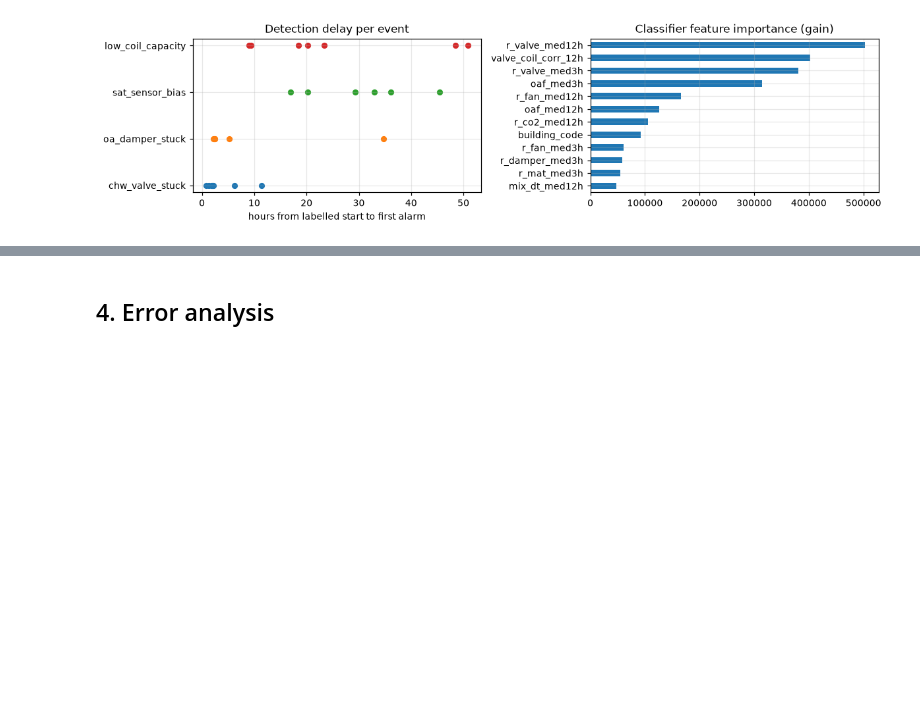
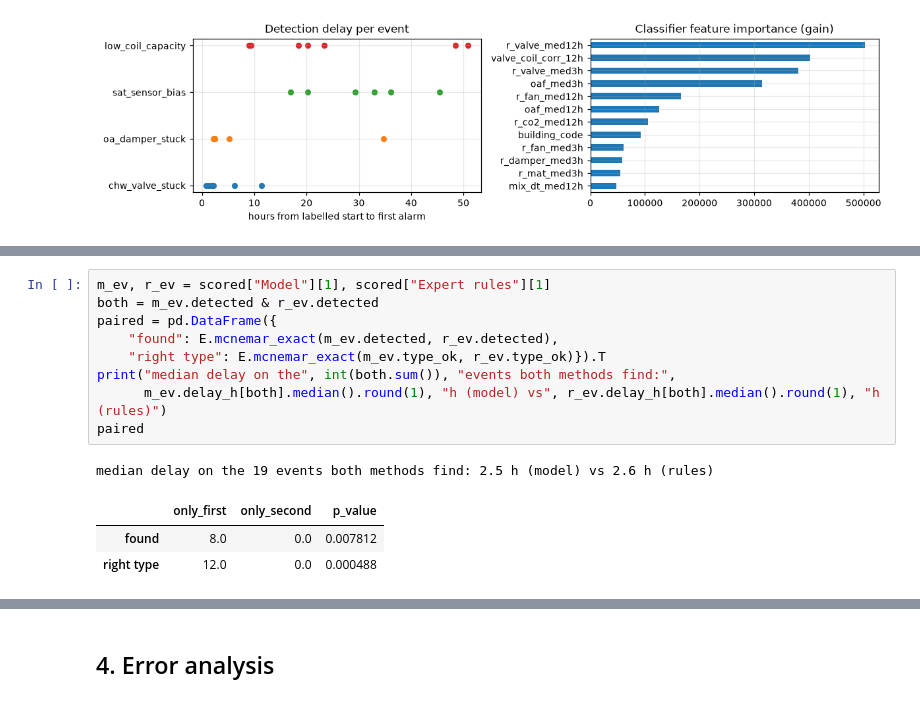
Before and after one commit to nauvalZulfikar/ahu-fault-detection, a Jupyter notebook: code/notebooks/02_modelling.ipynb, the cells around one changed output, grey strips where cells are left out. Cells and saved outputs as stored; diff of their text form; blank space fills up the shorter version.

```diff
--- a/code/notebooks/02_modelling.ipynb
+++ b/code/notebooks/02_modelling.ipynb
@@ -165,0 +216,14 @@ fig.tight_layout(); fig.savefig(FIG / "results.png", dpi=170)
+# %%
+m_ev, r_ev = scored["Model"][1], scored["Expert rules"][1]
+both = m_ev.detected & r_ev.detected
+paired = pd.DataFrame({
+    "found": E.mcnemar_exact(m_ev.detected, r_ev.detected),
+    "right type": E.mcnemar_exact(m_ev.type_ok, r_ev.type_ok)}).T
+print("median delay on the", int(both.sum()), "events both methods find:",
+      m_ev.delay_h[both].median().round(1), "h (model) vs", r_ev.delay_h[both].median().round(1), "h (rules)")
+paired
+# %% [output]
+median delay on the 19 events both methods find: 2.5 h (model) vs 2.6 h (rules)
+|  | only_first | only_second | p_value |
+| found | 8.0 | 0.0 | 0.007812 |
+| right type | 12.0 | 0.0 | 0.000488 |
```
Also changed, not shown: parts of 27 cells of this notebook, 12 other files.
